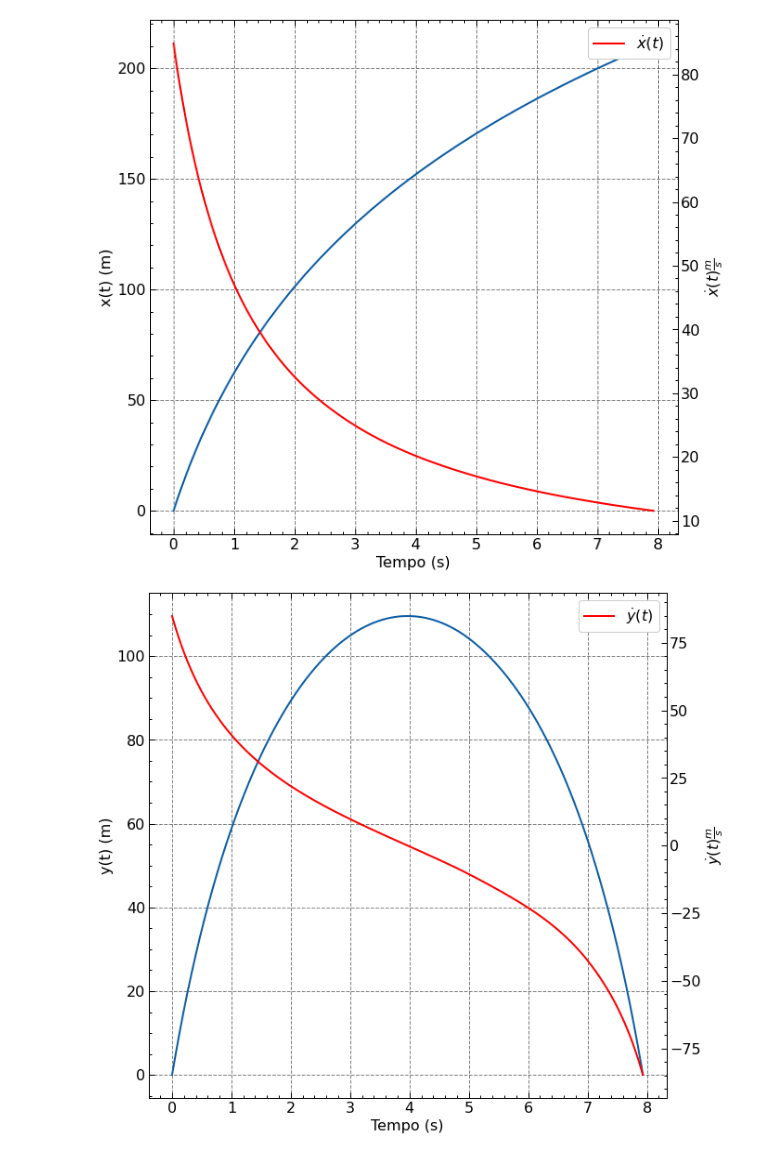
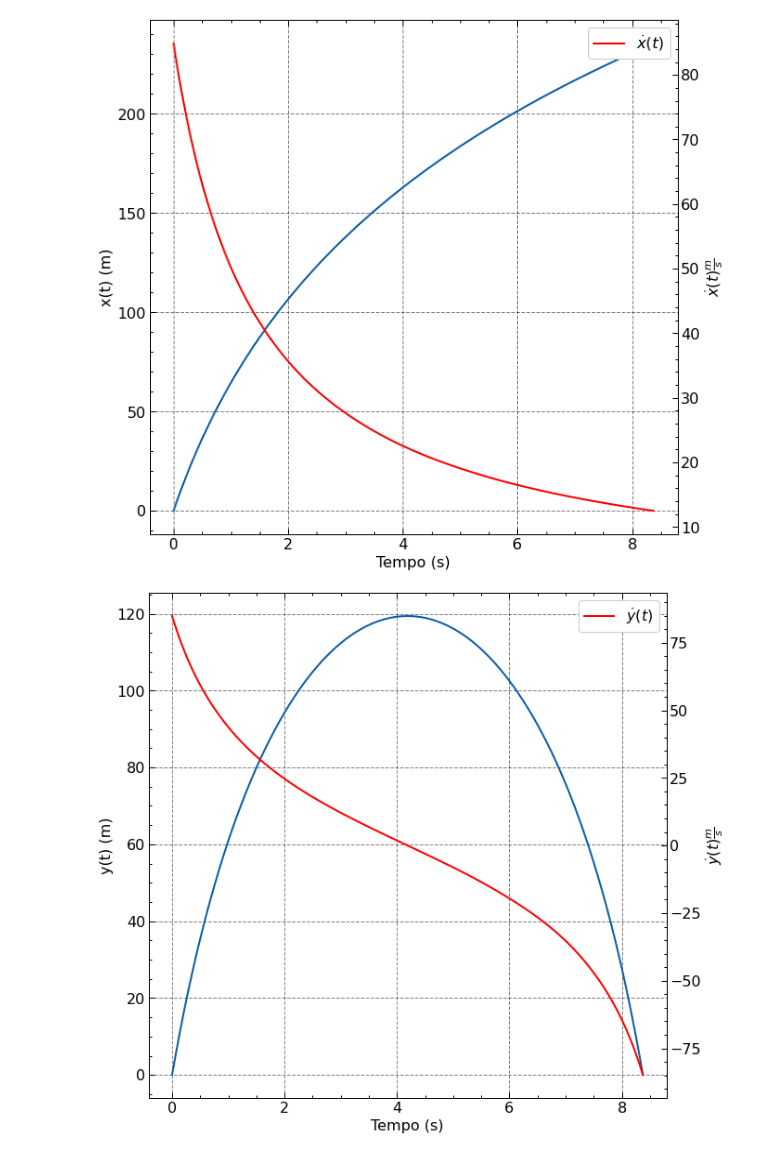
Before and after one commit to miguellrodrigues/trabalho_dinamica, a Jupyter notebook: notebooks/simulation_air_resistance.ipynb, the cells around one changed output. Saved outputs shown, nothing was run; the diff lists cells and outputs as text; code cells hidden in the pictures.

```diff
--- a/notebooks/simulation_air_resistance.ipynb
+++ b/notebooks/simulation_air_resistance.ipynb
@@ -19,8 +17,8 @@ h = .1  # altura do bico (m)
 generatriz = np.sqrt(r**2 + h**2)  # geratriz do cone
 
 # Arrasto
-A = (np.pi * r) * (r + generatriz)
-cd = .125  # coeficiente de arrasto
+A = np.pi * r**2 # (np.pi * r) * (r + generatriz)
+cd = .245  # coeficiente de arrasto
 rho = 1.1839
 
 m = .875  # massa do foguete
@@ -120,13 +118,21 @@ with open('../data/air_resistance/simulation_info.txt', 'w') as file:
     file.write('Alcance horizontal: {}'.format(horizontal_range))
     file.write('\n')
     file.close()
+# %%
+time = time[:y_zero_index]
+
+x = x[:y_zero_index]
+x_dot = x_dot[:y_zero_index]
+
+y = y[:y_zero_index]
+y_dot = y_dot[:y_zero_index]
 # %%
 fig1, axs = plt.subplots(1, 1, figsize=(10, 10))
 
-axs.plot(time[:y_zero_index], x[:y_zero_index], label='x(t)')
+axs.plot(time, x, label='x(t)')
 
 ax2 = axs.twinx()
-ax2.plot(time[:y_zero_index], x_dot[:y_zero_index], color='red', label=r'$\dot{x}(t)$')
+ax2.plot(time, x_dot, color='red', label=r'$\dot{x}(t)$')
 
 axs.set_xlabel('Tempo (s)')
 axs.set_ylabel('x(t) (m)')
@@ -139,35 +145,35 @@ plt.grid(False)
 plt.legend()
 
 plt.savefig('../images/air_resistance/sim_x_t.png', dpi=300)
 
 fig2, axs = plt.subplots(1, 1, figsize=(10, 10))
 
-axs.plot(time[:y_zero_index], y[:y_zero_index], label='y(t)')
+axs.plot(time, y, label='y(t)')
 
 ax2 = axs.twinx()
-ax2.plot(time[:y_zero_index], y_dot[:y_zero_index], color='red', label=r'$\dot{y}(t)$')
+ax2.plot(time, y_dot, color='red', label=r'$\dot{y}(t)$')
 
 axs.set_xlabel('Tempo (s)')
 axs.set_ylabel('y(t) (m)')
 
 ax2.set_xlabel('Tempo (s)')
 ax2.set_ylabel(r'$\dot{y}(t) \frac{m}{s}$')
 
 plt.grid(False)
 
 plt.legend()
 
 plt.savefig('../images/air_resistance/sim_y_t.png', dpi=300)
 
 fig3, axs = plt.subplots(1, 1, figsize=(10, 10))
 
-axs.plot(x[:y_zero_index], y[:y_zero_index], label='y(x(t))')
+axs.plot(x, y, label='y(x(t))')
 axs.set_xlabel('x(t) (m)')
 axs.set_ylabel('y(t) (m)')
 
 plt.legend()
 
 plt.savefig('../images/air_resistance/sim_y_x.png', dpi=300)
 # %% [output]
-[figure, old version]
+[figure, new version]
-[figure, old version]
+[figure, new version]
```
Also changed, not shown: parts of 2 cells of this notebook, 8 other files.
